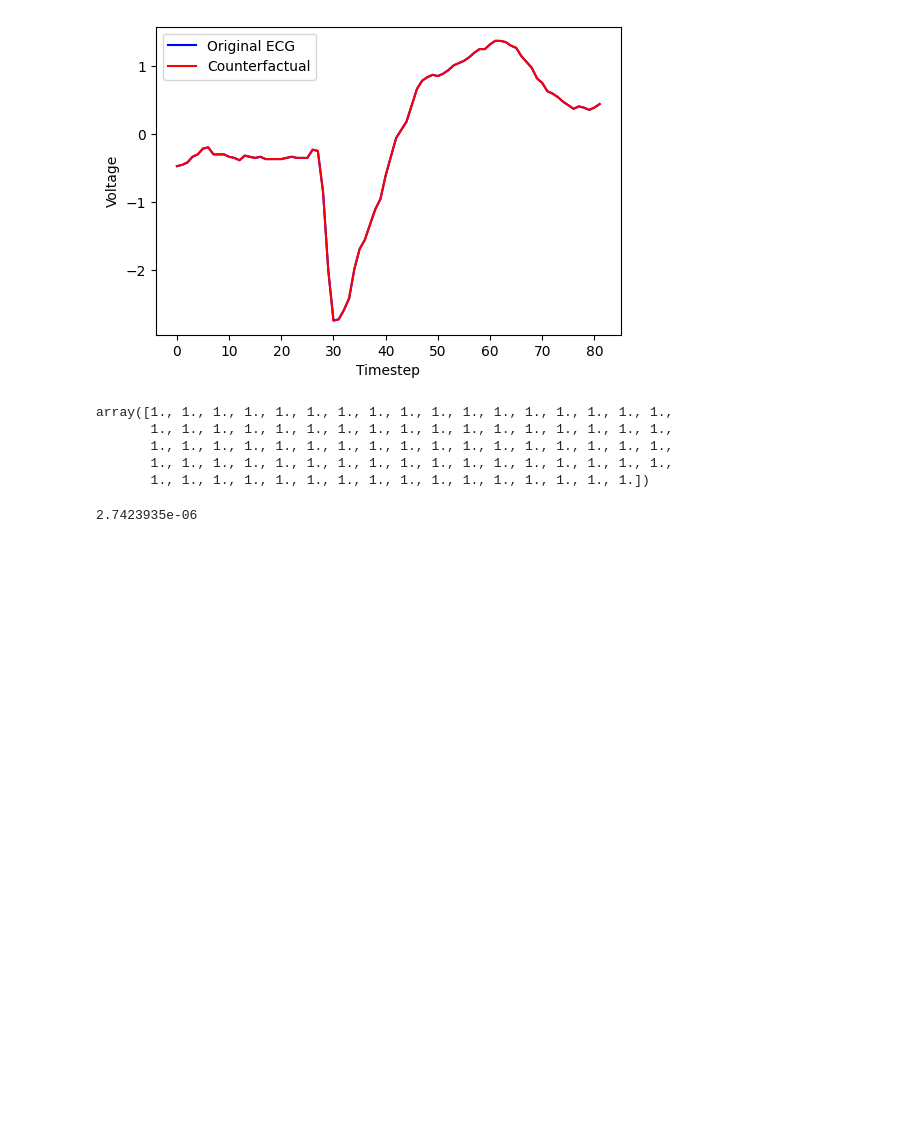
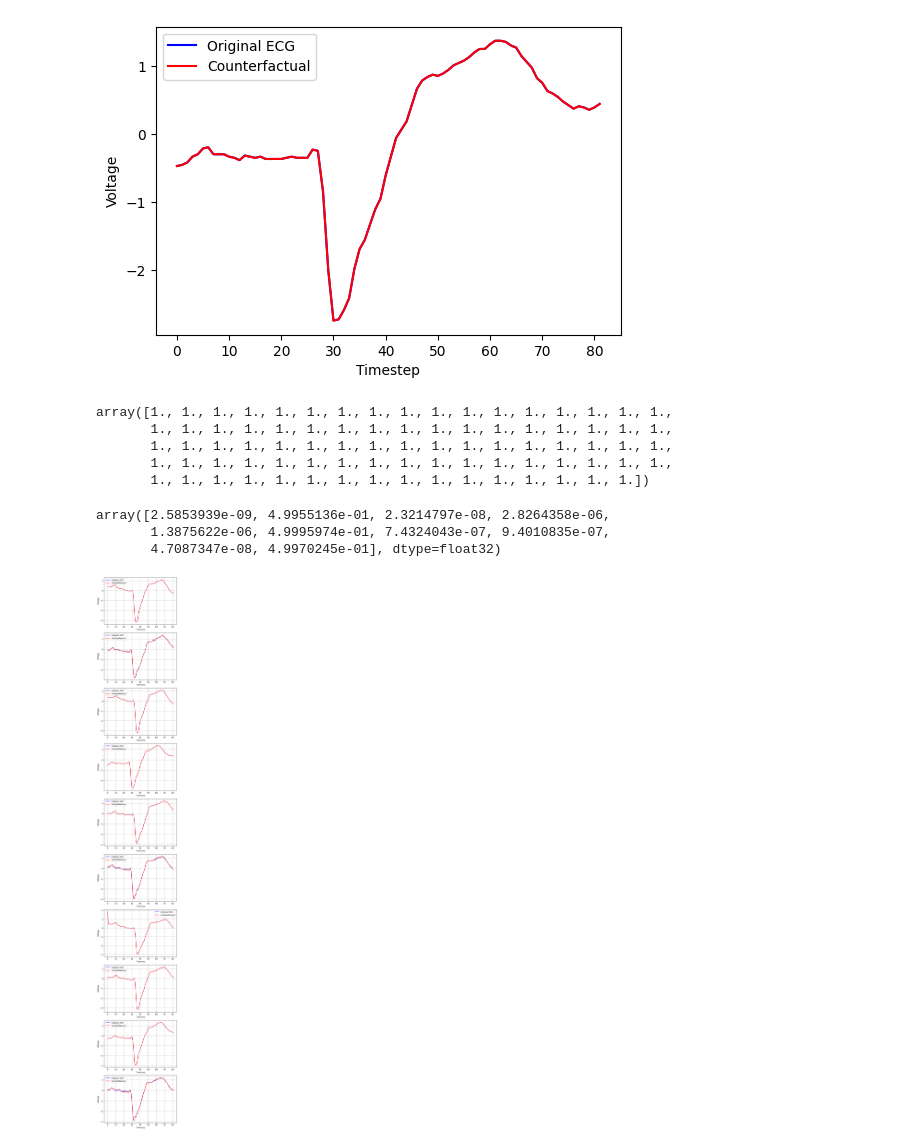
Before and after one commit to stellagerantoni/learning-time-series-counterfactuals, a Jupyter notebook: src/plot-TwoLeadECG-constrained-latentCF.ipynb, the cells around one changed output. Drawn from its saved outputs; the diff is of its cells as text; code cells hidden in the pictures; blank space fills up the shorter version.

```diff
--- a/src/plot-TwoLeadECG-constrained-latentCF.ipynb
+++ b/src/plot-TwoLeadECG-constrained-latentCF.ipynb
@@ -882,13 +877,13 @@ for pred_margin_weight in PRED_MARGIN_W_LIST:
 
     # Get these instances of negative predictions, which is class abnormal (0); (normal is class 1)
     X_pred_neg = X_test_processed_padded[y_pred_classes == neg_label][:10]
-    y_pred_neg = y_pred_classes[y_pred_classes == neg_label][:10]
+    y_pred_pos = y_pred_classes[y_pred_classes == pos_label][:10]
 
     lr_list = [0.0001]
     best_lr, best_cf_model, best_cf_samples, _ = find_best_lr(
         classifier,
         X_pred_neg,
-        y_pred_neg,
+        y_pred_pos,
         autoencoder=autoencoder,
         lr_list=lr_list,
         pred_margin_weight=pred_margin_weight,
@@ -1084,13 +1079,13 @@ for pred_margin_weight in PRED_MARGIN_W_LIST:
 
     # Get these instances of negative predictions, which is class abnormal (0); (normal is class 1)
     X_pred_neg = X_test_processed_padded[y_pred_classes == neg_label][:10]
-    y_pred_neg = y_pred_classes[y_pred_classes == neg_label][:10]
+    y_pred_pos = y_pred_classes[y_pred_classes == pos_label][:10]
 
     lr_list3 = [0.001]
     best_lr3, best_cf_model3, best_cf_samples3, _ = find_best_lr(
         classifier,
         X_pred_neg,
-        y_pred_neg,
+        y_pred_pos,
         autoencoder=None,
         lr_list=lr_list3,
         pred_margin_weight=pred_margin_weight,
@@ -1224,12 +1219,12 @@ for pred_margin_weight in PRED_MARGIN_W_LIST:
 
     # Get these instances of negative predictions, which is class abnormal (0); (normal is class 1)
     X_pred_neg = X_test_processed_padded[y_pred_classes == neg_label][:10]
-    y_pred_neg = y_pred_classes[y_pred_classes == neg_label][:10]
+    y_pred_pos = y_pred_classes[y_pred_classes == pos_label][:10]
     lr_list = [0.0001]
     best_lr, best_cf_model, best_cf_samples, _ = find_best_lr(
         classifier,
         X_pred_neg,
-        y_pred_neg,
+        y_pred_pos,
         autoencoder=autoencoder,
         lr_list=lr_list,
         pred_margin_weight=pred_margin_weight,
@@ -1308,13 +1303,14 @@ for pred_margin_weight in PRED_MARGIN_W_LIST:
 
     # Get these instances of negative predictions, which is class abnormal (0); (normal is class 1)
     X_pred_neg = X_test_processed_padded[y_pred_classes == neg_label][:10]
-    y_pred_neg = y_pred_classes[y_pred_classes == neg_label][:10]
+    y_pred_pos = y_pred_classes[y_pred_classes == pos_label][:10]
+
 
     lr_list3 = [0.001]
     best_lr3, best_cf_model3, best_cf_samples3, _ = find_best_lr(
         classifier,
         X_pred_neg,
-        y_pred_neg,
+        y_pred_pos,
         autoencoder=None,
         lr_list=lr_list3,
         pred_margin_weight=pred_margin_weight,
@@ -1384,7 +1381,27 @@ array([1., 1., 1., 1., 1., 1., 1., 1., 1., 1., 1., 1., 1., 1., 1., 1., 1.,
        1., 1., 1., 1., 1., 1., 1., 1., 1., 1., 1., 1., 1., 1., 1., 1., 1.,
        1., 1., 1., 1., 1., 1., 1., 1., 1., 1., 1., 1., 1., 1., 1., 1., 1.,
        1., 1., 1., 1., 1., 1., 1., 1., 1., 1., 1., 1., 1., 1., 1., 1.])
-# %%
-print(z_pred3[sample_id])
-# %% [output]
-2.7423935e-06
+# %%
+z_pred3
+# %% [output]
+array([2.5853939e-09, 4.9955136e-01, 2.3214797e-08, 2.8264358e-06,
+       1.3875622e-06, 4.9995974e-01, 7.4324043e-07, 9.4010835e-07,
+       4.7087347e-08, 4.9970245e-01], dtype=float32)
+# %%
+fig, axes = plt.subplots(10, 1, figsize=(6, 40))  # 10 rows, 1 column of plots
+
+for idx in range(10):
+    original_sample = actual_Xs[idx, :]
+    cf_sample = actual_cfs3[idx, :]
+
+    axes[idx].plot(original_sample, color='b', label="Original ECG")
+    axes[idx].plot(cf_sample, color='r', label="Counterfactual")
+    axes[idx].set_xlabel("Timestep")
+    axes[idx].set_ylabel("Voltage")
+    axes[idx].legend()
+    axes[idx].grid()  # Uncomment if you want grid lines
+
+plt.tight_layout()
+plt.show()
+# %% [output]
+[figure, added]
```
Also changed, not shown: parts of 33 cells of this notebook.
